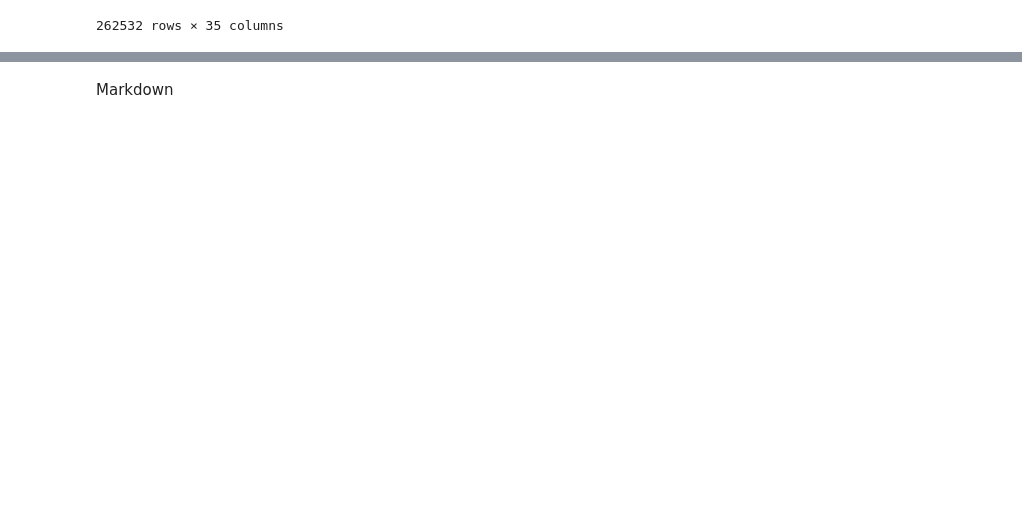
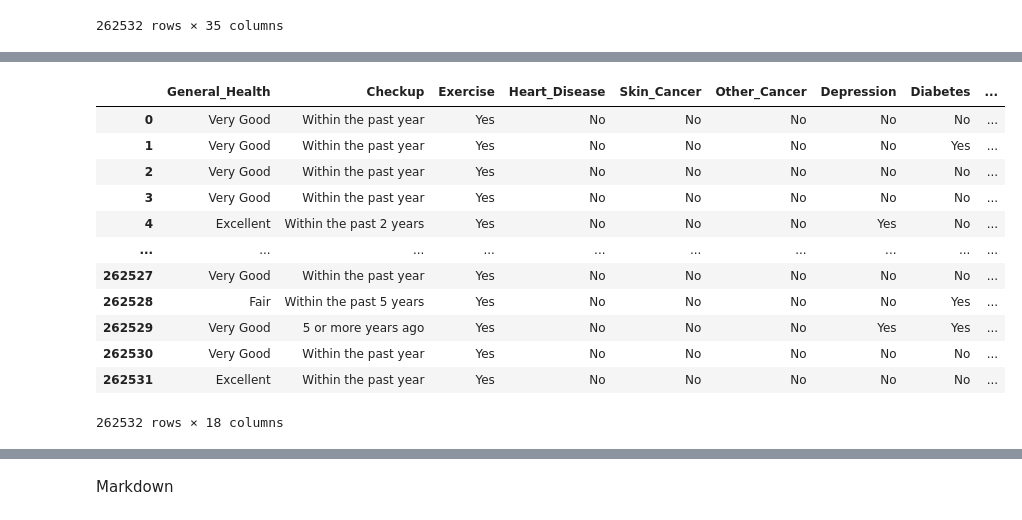
Before and after one commit to Navjit250/Heart-Disease-Prediction, a Jupyter notebook: Heart-Disease.ipynb, the cells around one changed output, grey strips where cells are left out. Cells and saved outputs as stored; diff of their text form; code cells hidden in the pictures; blank space fills up the shorter version.

```diff
--- a/Heart-Disease.ipynb
+++ b/Heart-Disease.ipynb
@@ -154,8 +122,6 @@ cvd_cleaned <- cvd_cleaned %>%
+# %%
+df = df.drop(columns=['Age_Category'], axis =1)
 # %%
-'''KEEP'''
 
-
-'''#removing  "No, pre-diabetes or borderline diabetes &Yes, but female told only during pregnancy" from Diabetes Column
-cvd_cleaned <- cvd_cleaned %>%
-  filter(Diabetes != 'No, pre-diabetes or borderline diabetes' &
-           Diabetes != 'Yes, but female told only during pregnancy')'''
+df['Diabetes'] = np.where(df['Diabetes'] == 'No, pre-diabetes or borderline diabetes', 'No', df['Diabetes'])
+df['Diabetes'] = np.where(df['Diabetes'] == 'Yes, but female told only during pregnancy', 'Yes', df['Diabetes'])
@@ -201,0 +128,16 @@ cvd_cleaned <- cvd_cleaned %>%
+# %%
+df
+# %% [output]
+|  | General_Health | Checkup | Exercise | Heart_Disease | Skin_Cancer | Other_Cancer | Depression | Diabetes | ... |
+| 0 | Very Good | Within the past year | Yes | No | No | No | No | No | ... |
+| 1 | Very Good | Within the past year | Yes | No | No | No | No | Yes | ... |
+| 2 | Very Good | Within the past year | Yes | No | No | No | No | No | ... |
+| 3 | Very Good | Within the past year | Yes | No | No | No | No | No | ... |
+| 4 | Excellent | Within the past 2 years | Yes | No | No | No | Yes | No | ... |
+| ... | ... | ... | ... | ... | ... | ... | ... | ... | ... |
+| 262527 | Very Good | Within the past year | Yes | No | No | No | No | No | ... |
+| 262528 | Fair | Within the past 5 years | Yes | No | No | No | No | Yes | ... |
+| 262529 | Very Good | 5 or more years ago | Yes | No | No | No | Yes | Yes | ... |
+| 262530 | Very Good | Within the past year | Yes | No | No | No | No | No | ... |
+| 262531 | Excellent | Within the past year | Yes | No | No | No | No | No | ... |
+262532 rows × 18 columns
```
Also changed, not shown: parts of 23 cells of this notebook.
